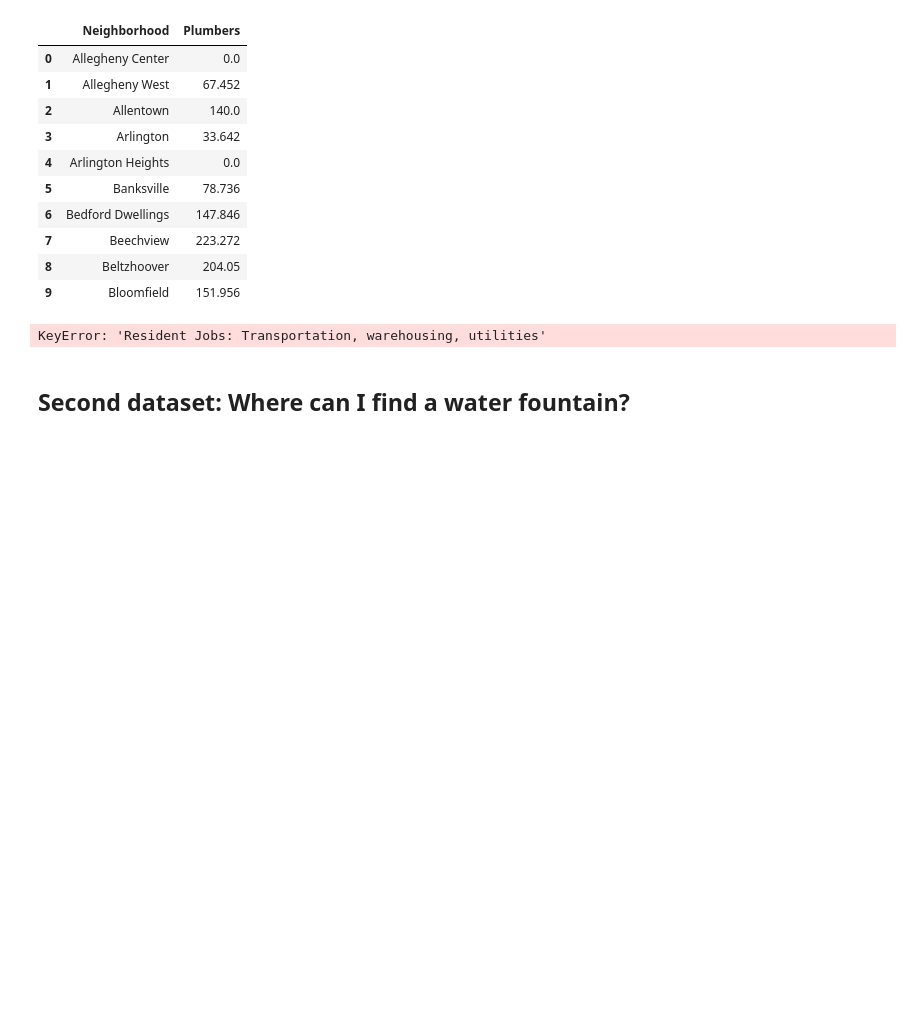
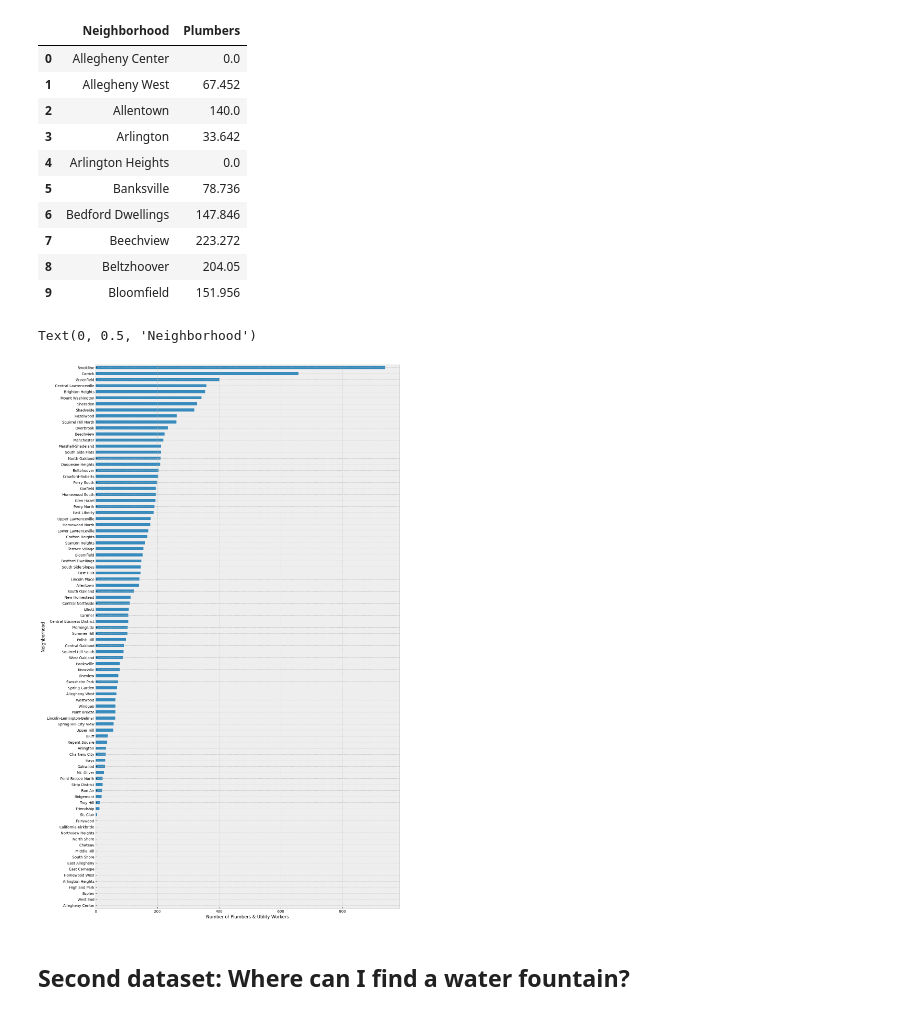
Before and after one commit to imrali02/best-pittsburgh-neighborhood, a Jupyter notebook: project.ipynb, the cells around one changed output. Saved outputs shown, nothing was run; the diff lists cells and outputs as text; code cells hidden in the pictures; blank space fills up the shorter version.

```diff
--- a/project.ipynb
+++ b/project.ipynb
@@ -39,13 +40,16 @@ dataPlumbers.head(10)
 | 9 | Bloomfield | 151.956 |
 # %%
 # graphing the DataFrame
-dataPlumbers = dataPlumbers.sort_values(by=["Resident Jobs: Transportation, warehousing, utilities"], ascending=True)
+dataPlumbers = dataPlumbers.sort_values(by=["Plumbers"], ascending=True)
+neighborhoods = dataPlumbers['Neighborhood']
+dataPlumbers = dataPlumbers.set_index("Neighborhood")
 
-graph = dataPlumbers.plot.barh(x="Neighborhood",y="Resident Jobs: Transportation, warehousing, utilities",figsize=(15,dataPlumbers.shape[0] * 0.3), legend=None)
+graph = dataPlumbers.plot.barh(figsize=(15,dataPlumbers.shape[0] * 0.3), legend=None)
 graph.set_xlabel("Number of Plumbers & Utility Workers")
 graph.set_ylabel("Neighborhood")
 # %% [output]
-KeyError: 'Resident Jobs: Transportation, warehousing, utilities'
+Text(0, 0.5, 'Neighborhood')
+[figure, added]
 # %% [markdown]
 ## Second dataset: Where can I find a water fountain?
 # %%
```
Also changed, not shown: parts of 7 cells of this notebook, 1 other file.
